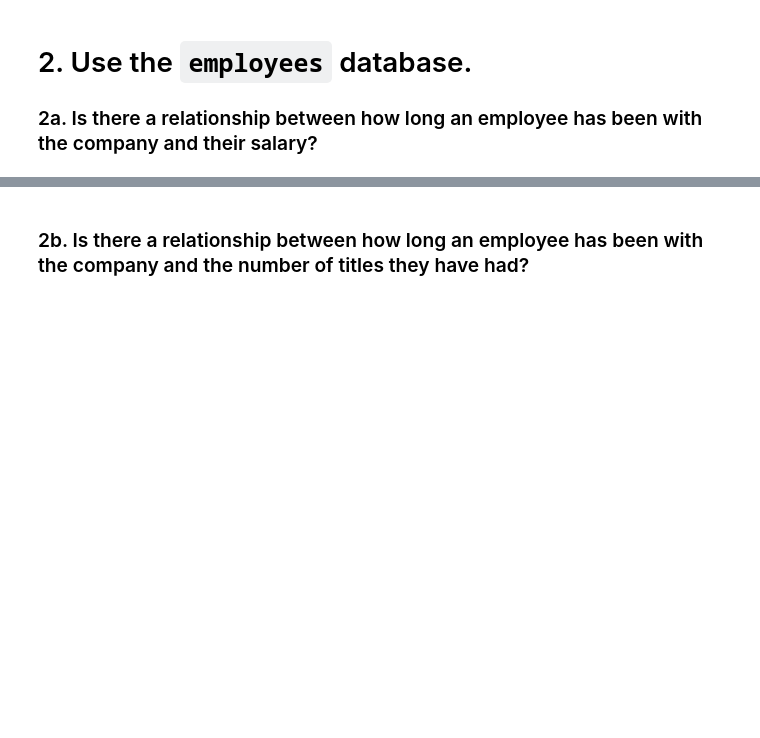
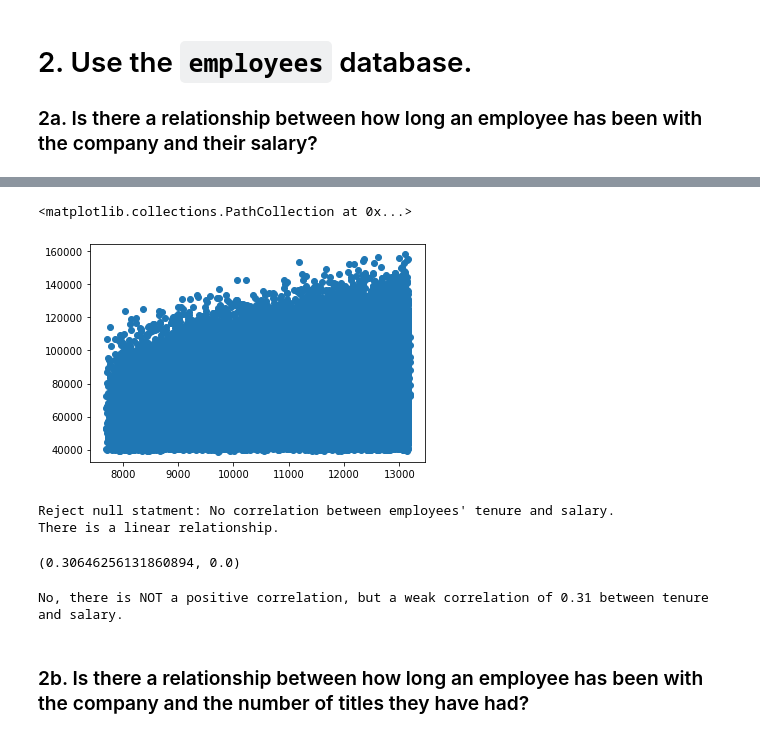
Before and after one commit to o0amandagomez0o/statistics-exercises, a Jupyter notebook: hypothesis_testing.ipynb, the cells around one changed output, grey strips where cells are left out. Cells and saved outputs as stored; diff of their text form; code cells hidden in the pictures; blank space fills up the shorter version.

```diff
--- a/hypothesis_testing.ipynb
+++ b/hypothesis_testing.ipynb
@@ -531,3 +600,24 @@ ph_int = telco[(telco.PhoneService == "Yes") & ()]
 # %% [markdown]
 # 2. Use the `employees` database.
 ### 2a. Is there a relationship between how long an employee has been with the company and their salary?
+# %%
+from env import host, user, password
+
+url = f'mysql+pymysql://{user}:{password}@{host}/employees'
+# %%
+query = """
+SELECT	first_name,
+		last_name,
+		hire_date,
+		salary,
+		DATEDIFF(NOW(), hire_date) AS "tenure"
+FROM salaries AS s
+    JOIN employees AS emps
+        ON emps.emp_no = s.emp_no
+WHERE s.to_date > NOW();
+
+"""
+
+
+curremp = pd.read_sql(query, url)
+curremp.head()
@@ -533,0 +631,5 @@ ph_int = telco[(telco.PhoneService == "Yes") & ()]
+# %%
+plt.scatter(curremp.tenure, curremp.salary)
+# %% [output]
+<matplotlib.collections.PathCollection at 0x...>
+[figure, added]
@@ -534,2 +641,18 @@ ph_int = telco[(telco.PhoneService == "Yes") & ()]
+# %%
+corr, p = stats.pearsonr(curremp.tenure, curremp.salary)
+if p < a:
+    print(f"Reject null statment: {null_hypothesis}")
+    print("There is a linear relationship.")
+else:
+    print("Fail to reject the null hypothesis.")
+corr, p
+# %% [output]
+Reject null statment: No correlation between employees' tenure and salary.
+There is a linear relationship.
+(0.30646256131860894, 0.0)
+# %%
+print(f"No, there is NOT a positive correlation, but a weak correlation of {round(corr, 2)} between tenure and salary.")
+# %% [output]
+No, there is NOT a positive correlation, but a weak correlation of 0.31 between tenure and salary.
 # %% [markdown]
 ### 2b. Is there a relationship between how long an employee has been with the company and the number of titles they have had?
```
Also changed, not shown: parts of 43 cells of this notebook.
